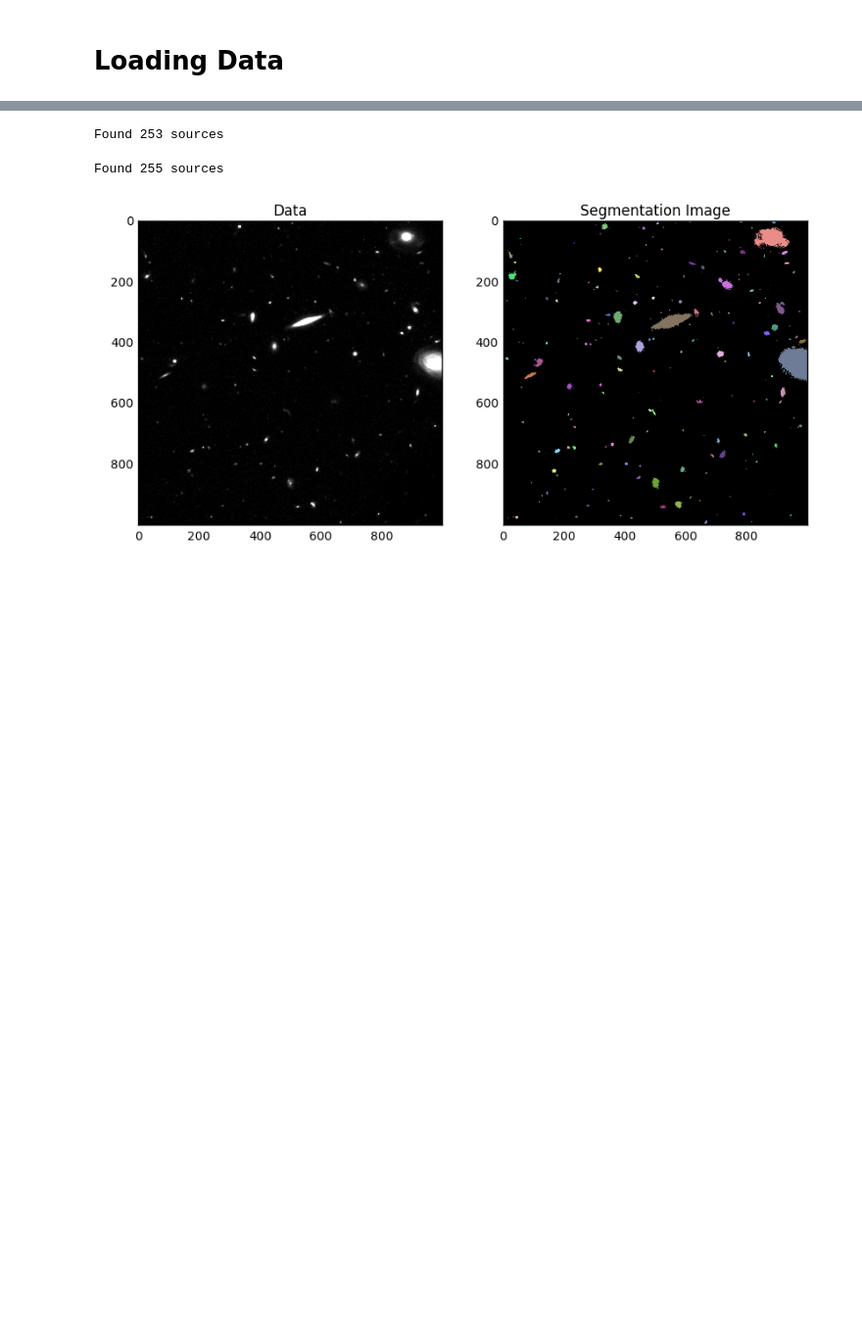
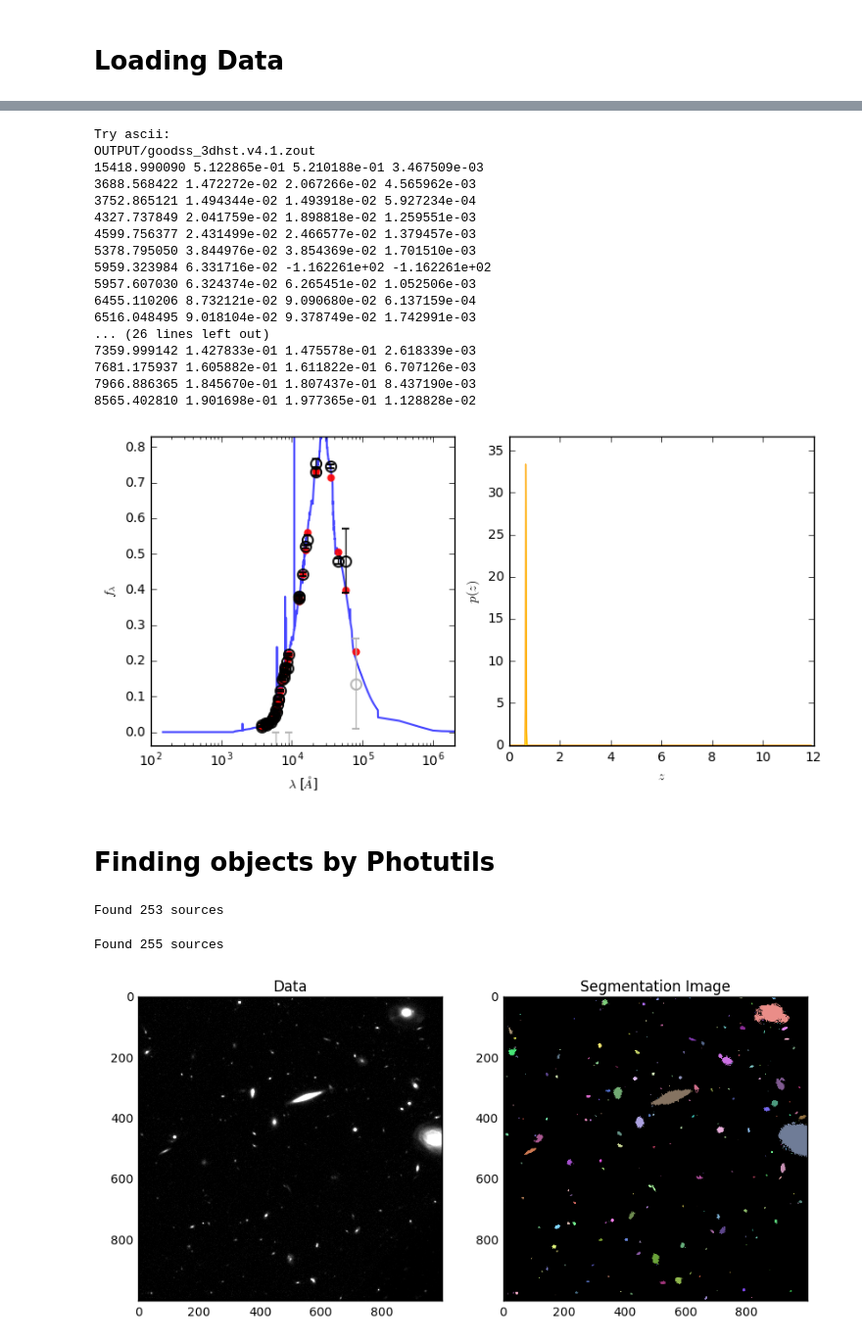
Before and after one commit to NadyaYuil/JWST_Photutils, a Jupyter notebook: big_project.ipynb, the cells around one changed output, grey strips where cells are left out. Shown: that part at 98% size. Saved outputs shown, nothing was run; the diff lists cells and outputs as text; code cells hidden in the pictures; blank space fills up the shorter version.

```diff
--- a/big_project.ipynb
+++ b/big_project.ipynb
@@ -261,0 +384,23 @@ v
+# %%
+dats = np.genfromtxt('int.dat')
+r = []
+f=[]
+v=[]
+num = []
+for i in range(len(dats)+1):
+    for j in range(i+1, len(dats)):
+        if (0<abs(dats[i,1] - dats[j,1]) <48)&(0< abs(dats[i,2] - dats[j,2]) <30)&(0< abs(dats[i,3] - dats[j,3]) <3):
+            r.append(dats[i,1])
+            r.append(dats[j,1])
+            f.append(dats[i,2])
+            f.append(dats[j,2])
+            v.append(dats[i,3])
+            v.append(dats[j,3])
+            num.append(dats[i,0])
+            num.append(dats[j,0])
+            print('y')
+print(r)
+print(f)
+print(v)
+Yes = np.vstack((num, r, f, v))
+np.savetxt('get.dat', np.transpose(Yes), delimiter="  ", fmt="%s")
@@ -262,3 +523,30 @@ v
+# %%
+axes = eazy.plotExampleSED(idx=num[0], writePNG=False, MAIN_OUTPUT_FILE='goodss_3dhst.v4.1',
+                                      OUTPUT_DIRECTORY='OUTPUT', CACHE_FILE='Same', lrange=[1e2, 2.e6],
+                                      axes=None, individual_templates=False, fnu=True)
+plt.show()
+plt.close()
+# %% [output]
+Try ascii:
+OUTPUT/goodss_3dhst.v4.1.zout
+15418.990090 5.122865e-01 5.210188e-01 3.467509e-03
+3688.568422 1.472272e-02 2.067266e-02 4.565962e-03
+3752.865121 1.494344e-02 1.493918e-02 5.927234e-04
+4327.737849 2.041759e-02 1.898818e-02 1.259551e-03
+4599.756377 2.431499e-02 2.466577e-02 1.379457e-03
+5378.795050 3.844976e-02 3.854369e-02 1.701510e-03
+5959.323984 6.331716e-02 -1.162261e+02 -1.162261e+02
+5957.607030 6.324374e-02 6.265451e-02 1.052506e-03
+6455.110206 8.732121e-02 9.090680e-02 6.137159e-04
+6516.048495 9.018104e-02 9.378749e-02 1.742991e-03
+... (26 lines left out)
+7359.999142 1.427833e-01 1.475578e-01 2.618339e-03
+7681.175937 1.605882e-01 1.611822e-01 6.707126e-03
+7966.886365 1.845670e-01 1.807437e-01 8.437190e-03
+8565.402810 1.901698e-01 1.977365e-01 1.128828e-02
+[figure, added]
+# %% [markdown]
+# Finding objects by Photutils
 # %%
 # input a 2D circular Gaussian kernel with a FWHM of 2 pixels
 # i haven`t used it yet
```
Also changed, not shown: parts of 27 cells of this notebook.
